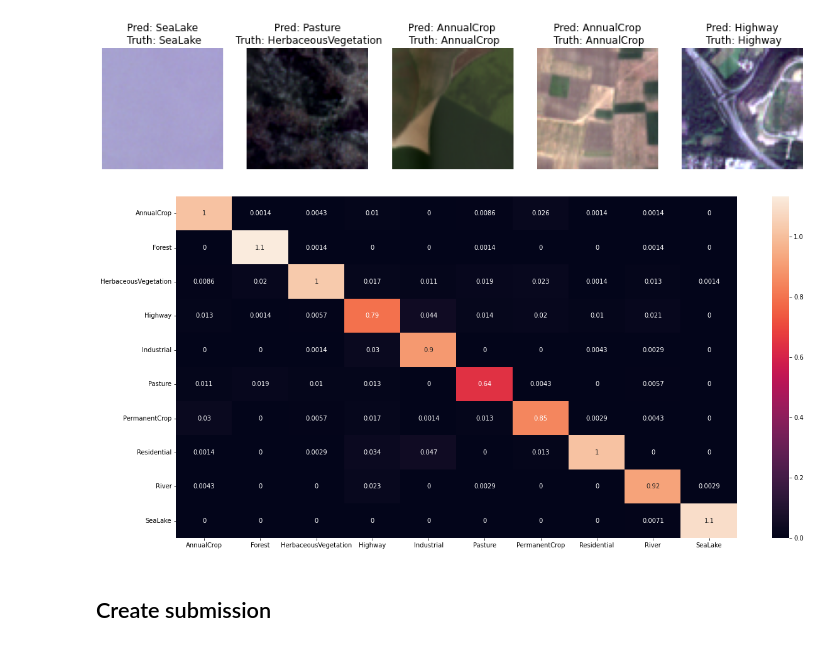
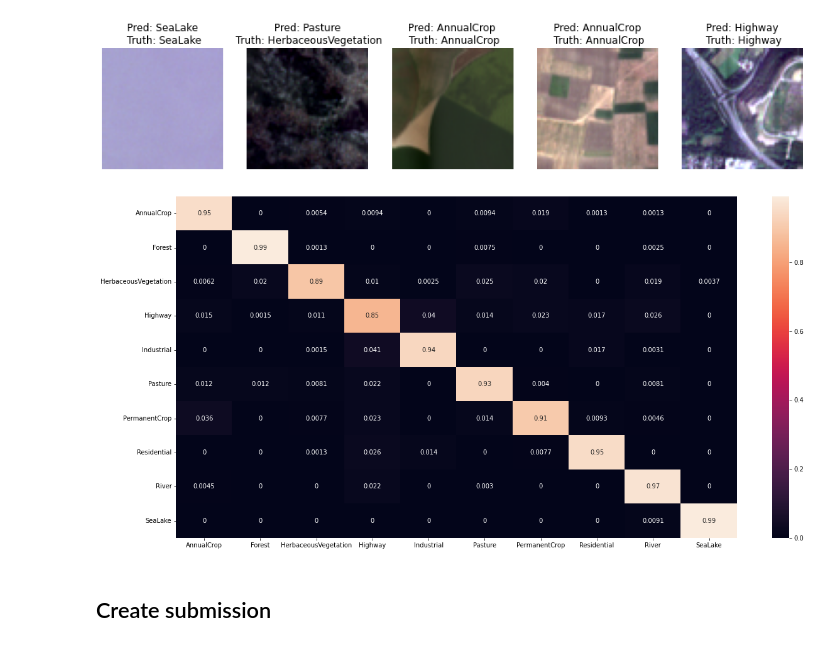
Before and after one commit to AlexanderLontke/ML-Challenge-2022, a Jupyter notebook: colab_experimental_notebook.ipynb, the cells around one changed output. Drawn from its saved outputs; the diff is of its cells as text; code cells hidden in the pictures.

```diff
--- a/colab_experimental_notebook.ipynb
+++ b/colab_experimental_notebook.ipynb
@@ -563,25 +563,25 @@ Clipping input data to the valid range for imshow with RGB data ([0..1] for floa
 # %%
 def plot_confusion_matrix(y_true: List[int], y_pred: List[int]) -> None:
     """
     Plot confusion matrix for predictions
     :param y_true: List containing true labels
     :param y_pred: List containing predicted labels
     :return: None; show plot
     """
     classes_in_order = [v for k, v in sorted(classes_to_label.items())]
-    cm = confusion_matrix(y_true, y_pred)
+    cm = confusion_matrix(y_true, y_pred, normalize='true')
 
     df_confusion_matrix = pd.DataFrame(
-        cm / np.sum(cm) * 10,
+        cm,
         index=classes_in_order,
         columns=classes_in_order
     )
     plt.figure(figsize=(20, 10))
     sns.heatmap(df_confusion_matrix, annot=True)
 
 plot_confusion_matrix(y_true, y_pred)
 # %% [output]
-[figure, old version]
+[figure, new version]
 # %% [markdown]
 ## Create submission ##
 # %% [markdown]
```
Also changed, not shown: parts of 7 cells of this notebook, 1 other file.
